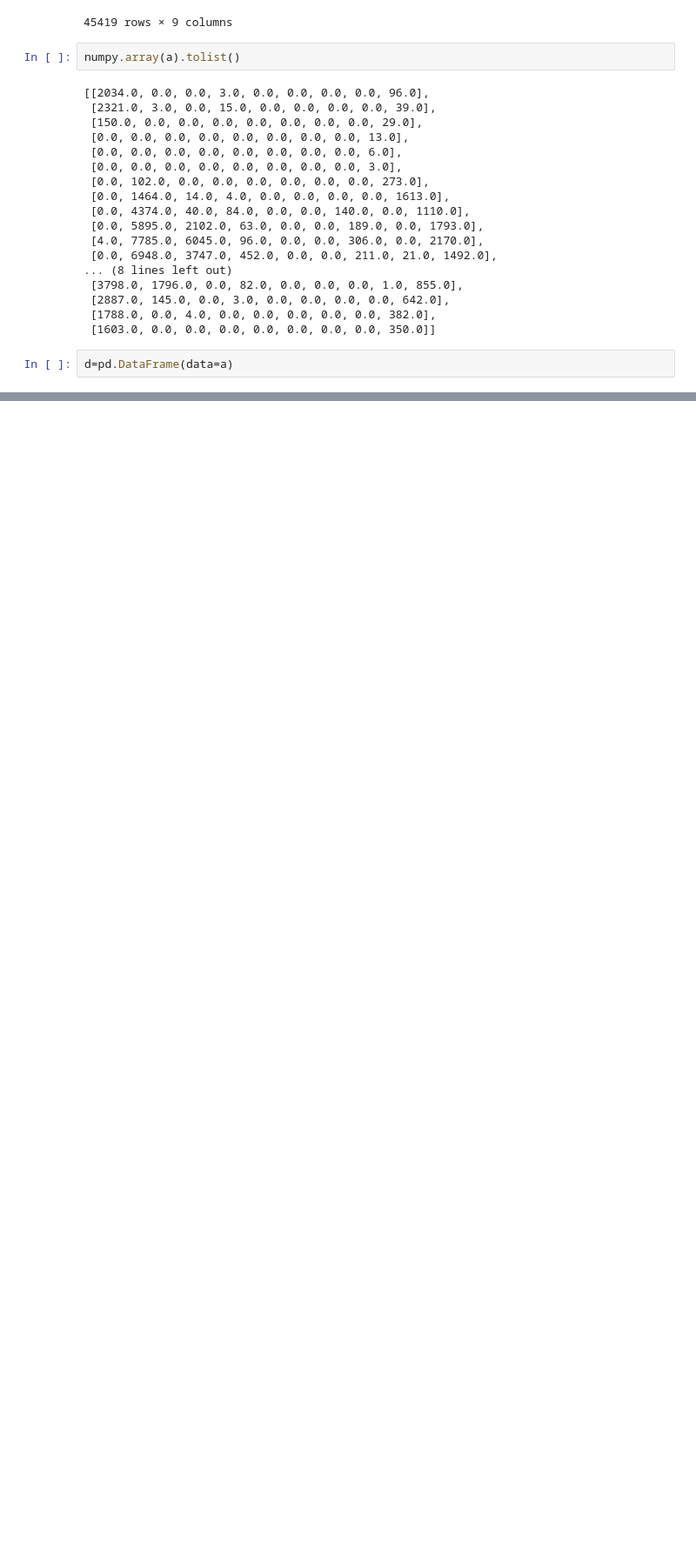
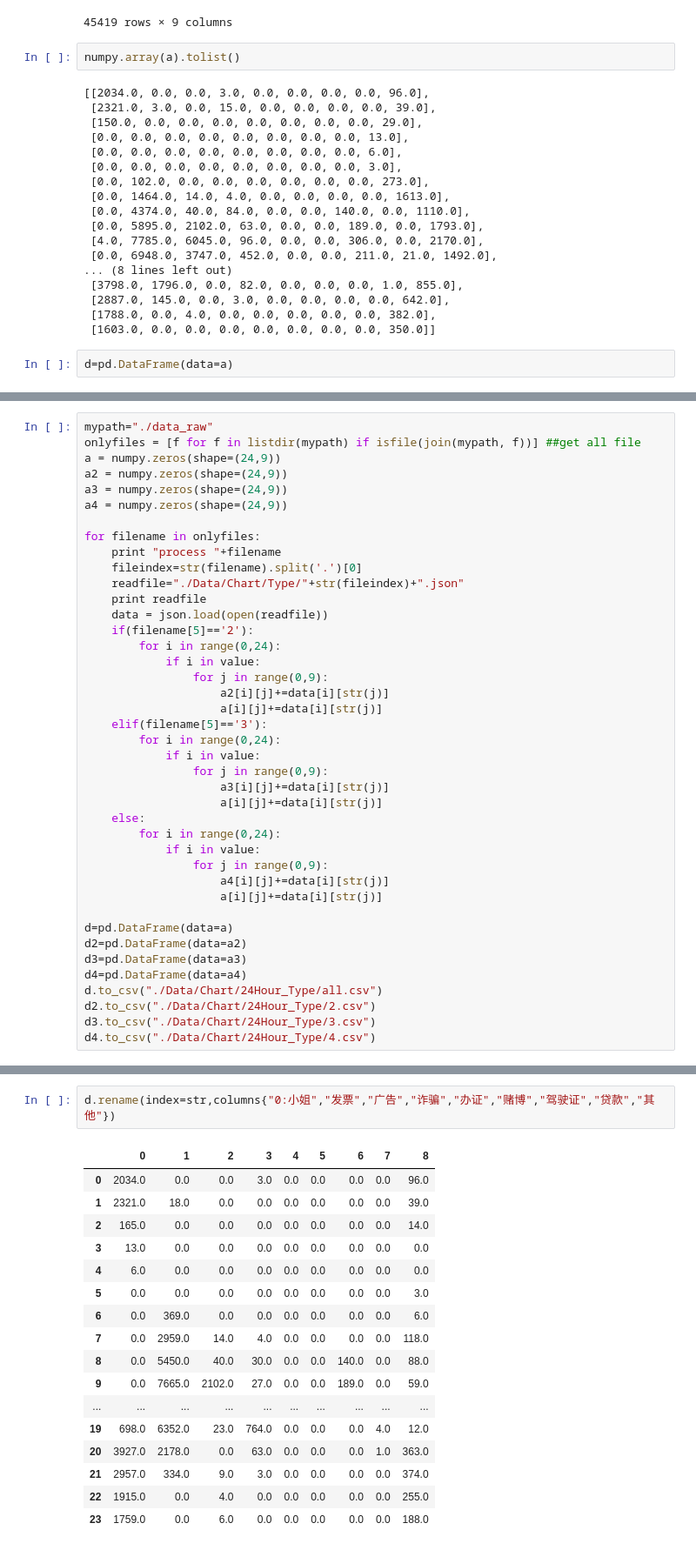
Before and after one commit to seanM29/InforVIsProj, a Jupyter notebook: Untitled.ipynb, the cells around one changed output, grey strips where cells are left out. Shown: that part at 87% size. Drawn from its saved outputs; the diff is of its cells as text; blank space fills up the shorter version.

```diff
--- a/Untitled.ipynb
+++ b/Untitled.ipynb
@@ -305,0 +322,41 @@ savepath_json
+# %%
+mypath="./data_raw"
+onlyfiles = [f for f in listdir(mypath) if isfile(join(mypath, f))] ##get all file
+a = numpy.zeros(shape=(24,9))
+a2 = numpy.zeros(shape=(24,9))
+a3 = numpy.zeros(shape=(24,9))
+a4 = numpy.zeros(shape=(24,9))
+
+for filename in onlyfiles:
+    print "process "+filename
+    fileindex=str(filename).split('.')[0]
+    readfile="./Data/Chart/Type/"+str(fileindex)+".json"
+    print readfile
+    data = json.load(open(readfile))
+    if(filename[5]=='2'):
+        for i in range(0,24):
+            if i in value:
+                for j in range(0,9):
+                    a2[i][j]+=data[i][str(j)]
+                    a[i][j]+=data[i][str(j)]
+    elif(filename[5]=='3'):
+        for i in range(0,24):
+            if i in value:
+                for j in range(0,9):
+                    a3[i][j]+=data[i][str(j)]
+                    a[i][j]+=data[i][str(j)]
+    else:
+        for i in range(0,24):
+            if i in value:
+                for j in range(0,9):
+                    a4[i][j]+=data[i][str(j)]
+                    a[i][j]+=data[i][str(j)]
+
+d=pd.DataFrame(data=a)
+d2=pd.DataFrame(data=a2)
+d3=pd.DataFrame(data=a3)
+d4=pd.DataFrame(data=a4)
+d.to_csv("./Data/Chart/24Hour_Type/all.csv")
+d2.to_csv("./Data/Chart/24Hour_Type/2.csv")
+d3.to_csv("./Data/Chart/24Hour_Type/3.csv")
+d4.to_csv("./Data/Chart/24Hour_Type/4.csv")
@@ -305,0 +495,20 @@ savepath_json
+# %%
+d.rename(index=str,columns{"0:小姐","发票","广告","诈骗","办证","赌博","驾驶证","贷款","其他"})
+# %% [output]
+|  | 0 | 1 | 2 | 3 | 4 | 5 | 6 | 7 | 8 |
+| 0 | 2034.0 | 0.0 | 0.0 | 3.0 | 0.0 | 0.0 | 0.0 | 0.0 | 96.0 |
+| 1 | 2321.0 | 18.0 | 0.0 | 0.0 | 0.0 | 0.0 | 0.0 | 0.0 | 39.0 |
+| 2 | 165.0 | 0.0 | 0.0 | 0.0 | 0.0 | 0.0 | 0.0 | 0.0 | 14.0 |
+| 3 | 13.0 | 0.0 | 0.0 | 0.0 | 0.0 | 0.0 | 0.0 | 0.0 | 0.0 |
+| 4 | 6.0 | 0.0 | 0.0 | 0.0 | 0.0 | 0.0 | 0.0 | 0.0 | 0.0 |
+| 5 | 0.0 | 0.0 | 0.0 | 0.0 | 0.0 | 0.0 | 0.0 | 0.0 | 3.0 |
+| 6 | 0.0 | 369.0 | 0.0 | 0.0 | 0.0 | 0.0 | 0.0 | 0.0 | 6.0 |
+| 7 | 0.0 | 2959.0 | 14.0 | 4.0 | 0.0 | 0.0 | 0.0 | 0.0 | 118.0 |
+| 8 | 0.0 | 5450.0 | 40.0 | 30.0 | 0.0 | 0.0 | 140.0 | 0.0 | 88.0 |
+| 9 | 0.0 | 7665.0 | 2102.0 | 27.0 | 0.0 | 0.0 | 189.0 | 0.0 | 59.0 |
+| ... | ... | ... | ... | ... | ... | ... | ... | ... | ... |
+| 19 | 698.0 | 6352.0 | 23.0 | 764.0 | 0.0 | 0.0 | 0.0 | 4.0 | 12.0 |
+| 20 | 3927.0 | 2178.0 | 0.0 | 63.0 | 0.0 | 0.0 | 0.0 | 1.0 | 363.0 |
+| 21 | 2957.0 | 334.0 | 9.0 | 3.0 | 0.0 | 0.0 | 0.0 | 0.0 | 374.0 |
+| 22 | 1915.0 | 0.0 | 4.0 | 0.0 | 0.0 | 0.0 | 0.0 | 0.0 | 255.0 |
+| 23 | 1759.0 | 0.0 | 6.0 | 0.0 | 0.0 | 0.0 | 0.0 | 0.0 | 188.0 |
```
Also changed, not shown: parts of 17 cells of this notebook, 22 other files.
